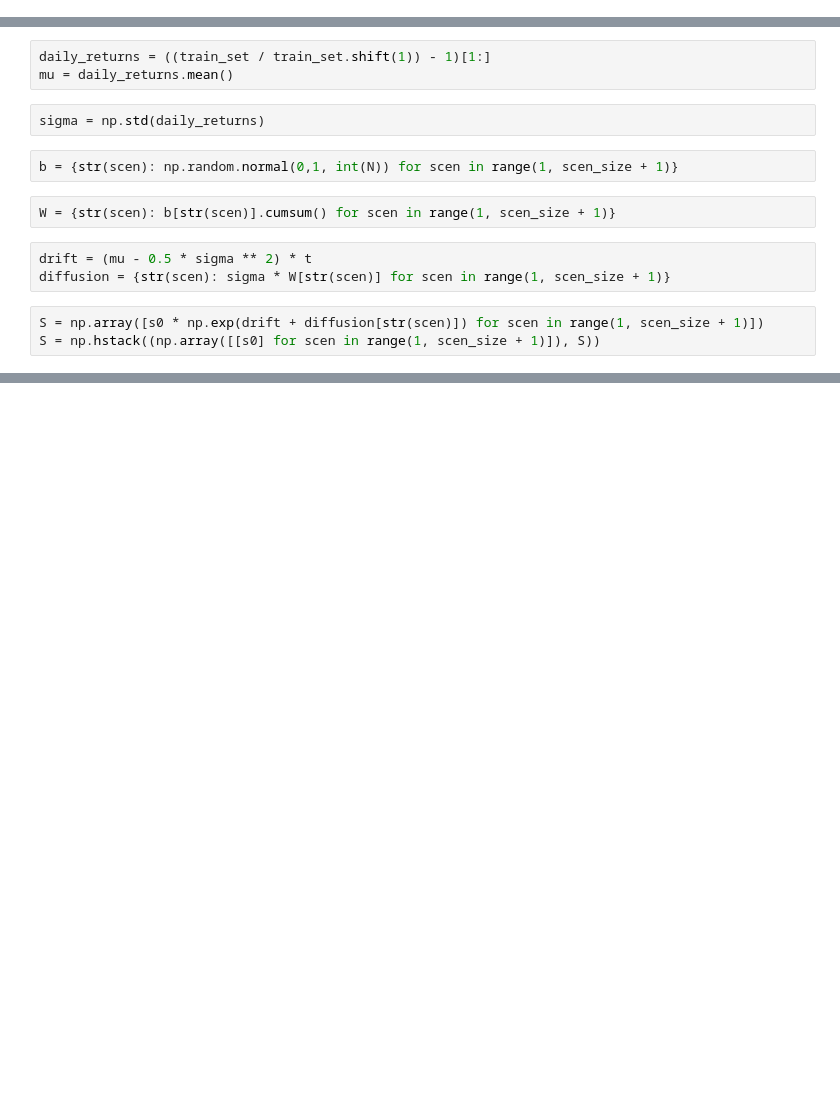
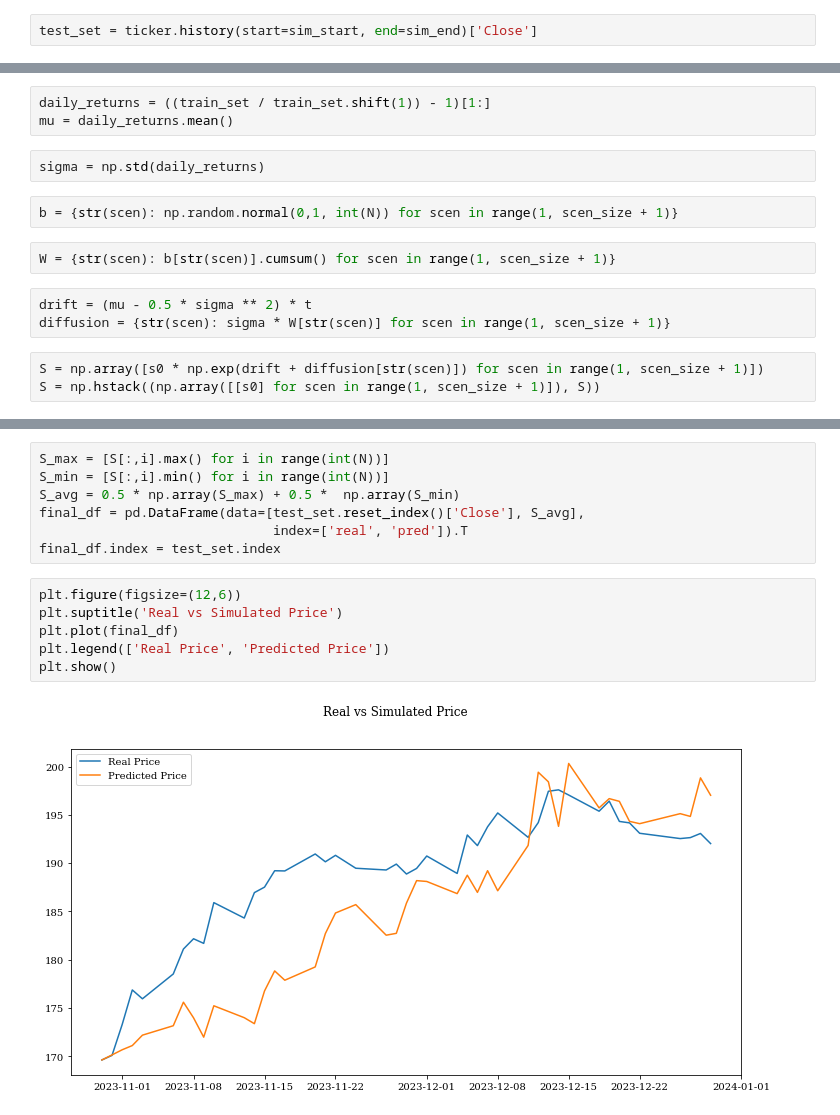
Before and after one commit to michaelmlnkv/Trading2, a Jupyter notebook: stockPriceGBM.ipynb, the cells around one changed output, grey strips where cells are left out. Cells and saved outputs as stored; diff of their text form; blank space fills up the shorter version.

```diff
--- a/stockPriceGBM.ipynb
+++ b/stockPriceGBM.ipynb
@@ -16,6 +17,8 @@ scen_size = 10000
 ticker = yf.Ticker('aapl')
 # %%
 train_set = ticker.history(start=train_start, end=train_end)['Close']
+# %%
+test_set = ticker.history(start=sim_start, end=sim_end)['Close']
 # %%
 s0 = train_set.iloc[-1]
 dt = 1
@@ -77,0 +110,15 @@ plt.show()
+# %%
+S_max = [S[:,i].max() for i in range(int(N))]
+S_min = [S[:,i].min() for i in range(int(N))]
+S_avg = 0.5 * np.array(S_max) + 0.5 *  np.array(S_min)
+final_df = pd.DataFrame(data=[test_set.reset_index()['Close'], S_avg],
+                              index=['real', 'pred']).T
+final_df.index = test_set.index
+# %%
+plt.figure(figsize=(12,6))
+plt.suptitle('Real vs Simulated Price')
+plt.plot(final_df)
+plt.legend(['Real Price', 'Predicted Price'])
+plt.show()
+# %% [output]
+[figure, added]
```
Also changed, not shown: parts of 6 cells of this notebook.
